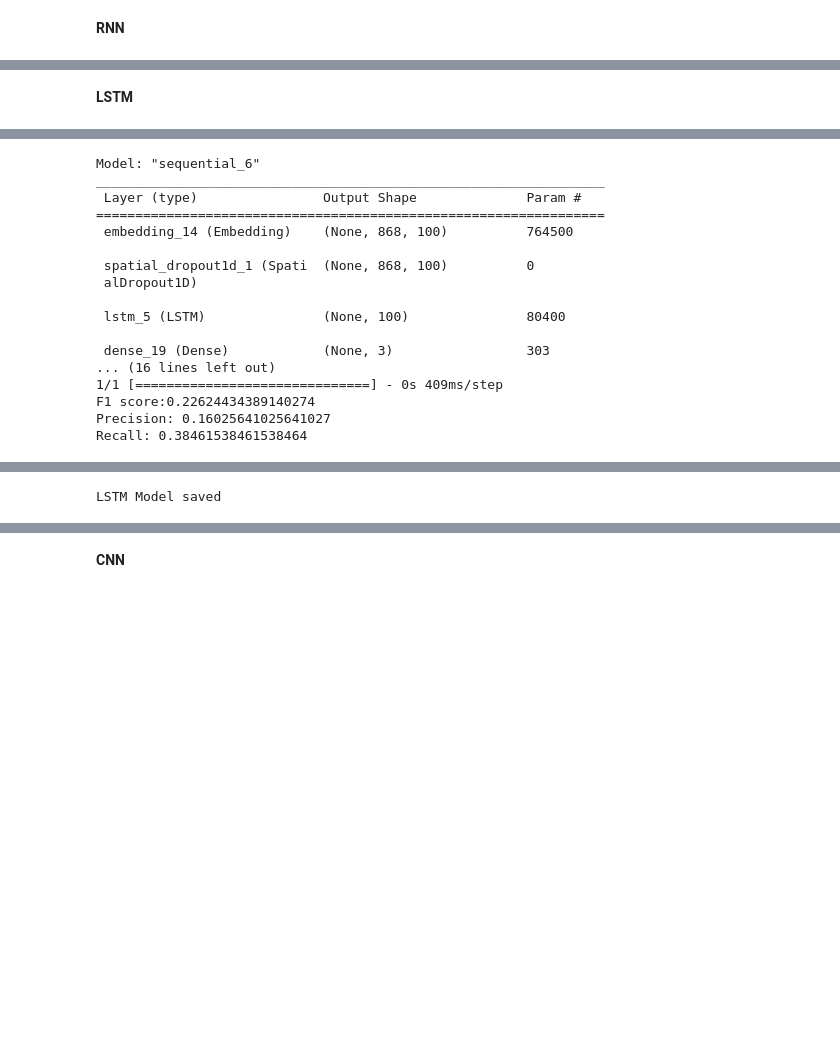
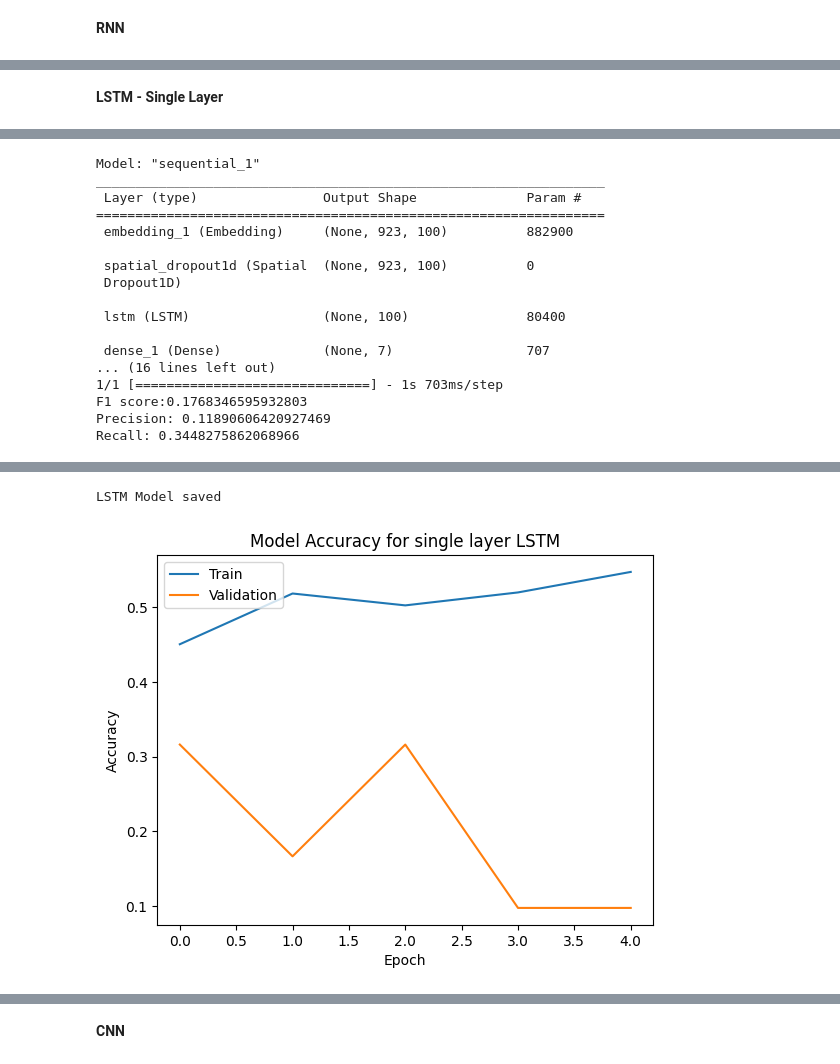
Before and after one commit to Madhuri301991/Deep_Learning_Assignment, a Jupyter notebook: PartA.ipynb, the cells around one changed output, grey strips where cells are left out. Saved outputs shown, nothing was run; the diff lists cells and outputs as text; code cells hidden in the pictures; blank space fills up the shorter version.

```diff
--- a/PartA.ipynb
+++ b/PartA.ipynb
@@ -233,7 +252,7 @@ RNN Model saved
 # %% [markdown]
-**LSTM**
+**LSTM - Single Layer**
 # %%
-train_df = pd.read_csv('/content/drive/MyDrive/Deep_Learning_Assignment/dataset/Multilingual/Part1_train.csv')
+train_df = pd.read_csv('/content/drive/MyDrive/Deep_Learning_Assignment/dataset/Multilingual/Part1train.csv')
 test_df = pd.read_csv('/content/drive/MyDrive/Deep_Learning_Assignment/dataset/Multilingual/test_half.csv')
 
 train_df,test_df=preprocess(train_df,test_df)
@@ -267,6 +286,14 @@ print(f'Recall: {recall}')
 test_loss, test_accuracy = lstm_model.evaluate(test_data, test_labels)
 print(f'Test accuracy: {test_accuracy}')
 print(f'Loss:{test_loss}')
+
+# Plot training & validation accuracy values
+plt.plot(lstm.history['accuracy'])
+plt.plot(lstm.history['val_accuracy'])
+plt.title('Model Accuracy for single layer LSTM')
+plt.ylabel('Accuracy')
+plt.xlabel('Epoch')
+plt.legend(['Train', 'Validation'], loc='upper left')
 #Save the model
 lstm_model.save("/content/drive/MyDrive/Deep_Learning_Assignment/saved_models/LSTM_model.h5")
 print("LSTM Model saved")
@@ -275,17 +302,17 @@ WARNING:tensorflow:Layer lstm_5 will not use cuDNN kernels since it doesn't meet
-Model: "sequential_6"
+Model: "sequential_1"
 _________________________________________________________________
  Layer (type)                Output Shape              Param #
 =================================================================
- embedding_14 (Embedding)    (None, 868, 100)          764500
+ embedding_1 (Embedding)     (None, 923, 100)          882900
 
- spatial_dropout1d_1 (Spati  (None, 868, 100)          0
- alDropout1D)
+ spatial_dropout1d (Spatial  (None, 923, 100)          0
+ Dropout1D)
 
- lstm_5 (LSTM)               (None, 100)               80400
+ lstm (LSTM)                 (None, 100)               80400
 
- dense_19 (Dense)            (None, 3)                 303
+ dense_1 (Dense)             (None, 7)                 707
 ... (16 lines left out)
-1/1 [==============================] - 0s 409ms/step
-F1 score:0.22624434389140274
-Precision: 0.16025641025641027
-Recall: 0.38461538461538464
+1/1 [==============================] - 1s 703ms/step
+F1 score:0.1768346595932803
+Precision: 0.11890606420927469
+Recall: 0.3448275862068966
@@ -295 +322,2 @@ Loss:1.5718786716461182
 LSTM Model saved
+[figure, added]
```
Also changed, not shown: parts of 23 cells of this notebook, 2 other files.
